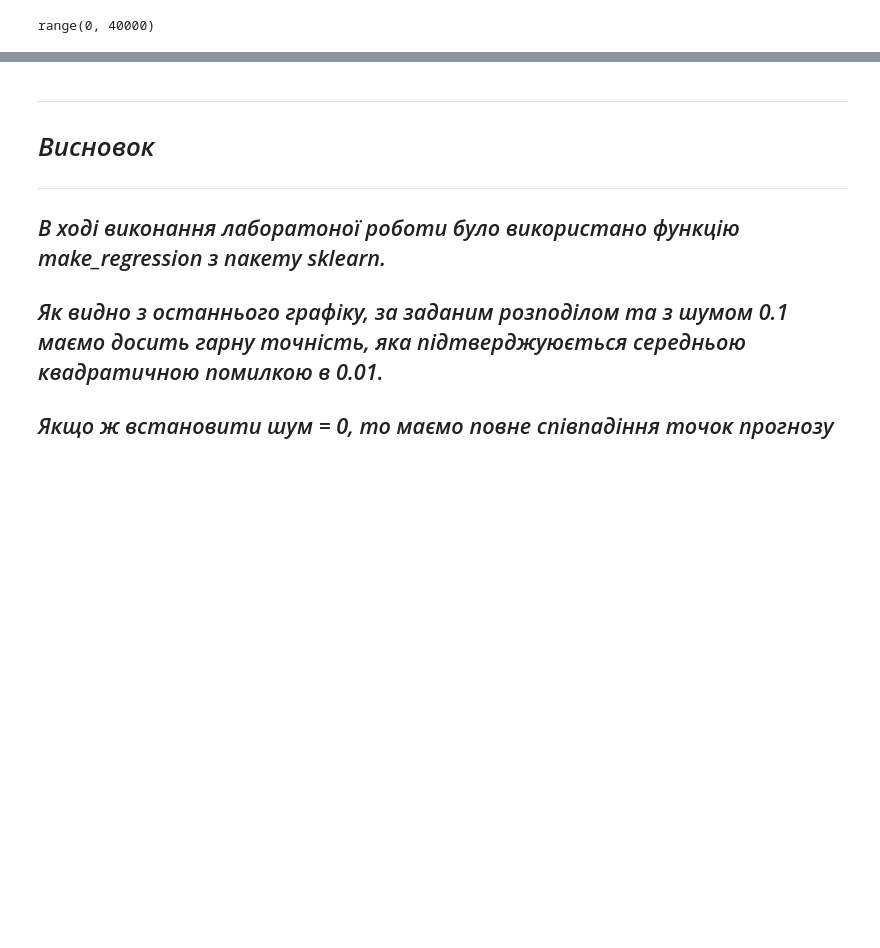
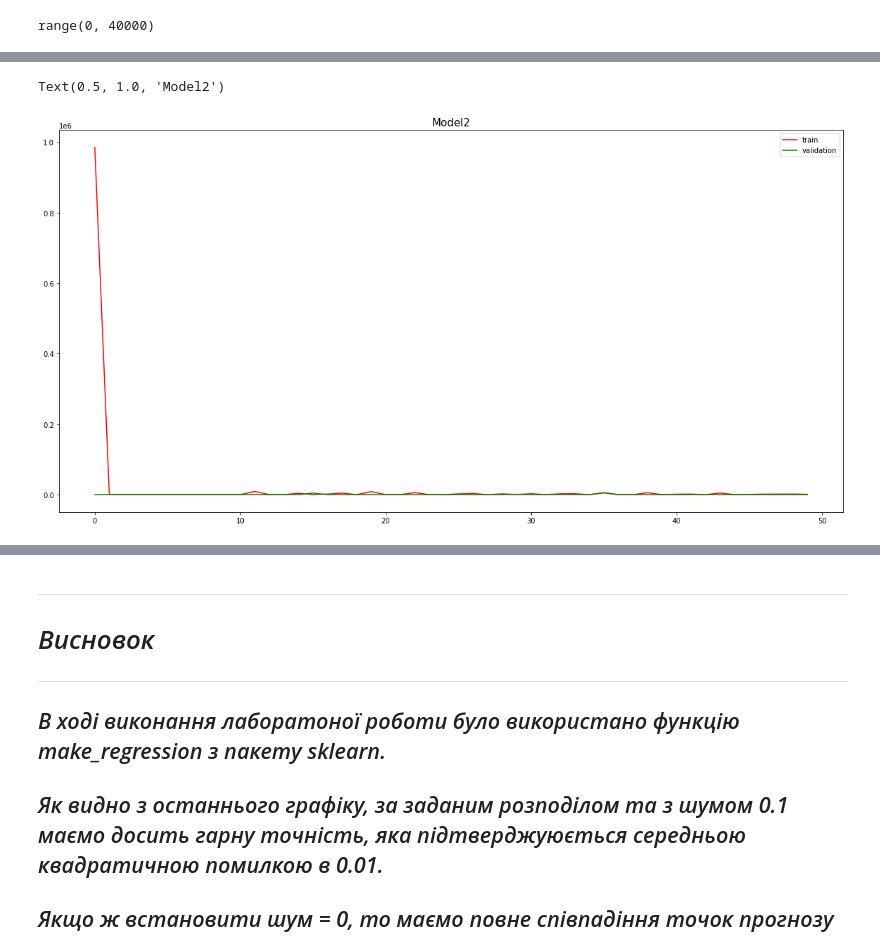
Before and after one commit to TemaSeriy/nn2021, a Jupyter notebook: Lab2/lab2_visualisation.ipynb, the cells around one changed output, grey strips where cells are left out. Drawn from its saved outputs; the diff is of its cells as text; code cells hidden in the pictures; blank space fills up the shorter version.

```diff
--- a/Lab2/lab2_visualisation.ipynb
+++ b/Lab2/lab2_visualisation.ipynb
@@ -110,0 +264,21 @@ plt.show()
+# %%
+model3 = Sequential(
+    [
+        Dense(100),
+        Dense(1)
+    ]
+)
+
+model3.compile(
+    loss = mse,
+    optimizer = Adam(),
+    metrics = [mae,mse]
+)
+# %%
+X_train, X_test, Y_train, Y_test = train_test_split(X,Y, test_size=0.45)
+# %%
+history3 = model3.fit(X_train,Y_train,
+    validation_data=(X_test,Y_test),
+    epochs=50,
+    batch_size = 100
+    )
@@ -110,0 +303,9 @@ plt.show()
+# %%
+fig, ax = plt.subplots(1, 1, figsize=(20,10))
+ax.plot(history3.history['loss'], 'red', label='train')
+ax.plot(history3.history['val_loss'], 'green' ,label='validation')
+ax.legend()
+plt.title("Model2", fontsize = 15)
+# %% [output]
+Text(0.5, 1.0, 'Model2')
+[figure, added]
```
Also changed, not shown: parts of 21 cells of this notebook.
